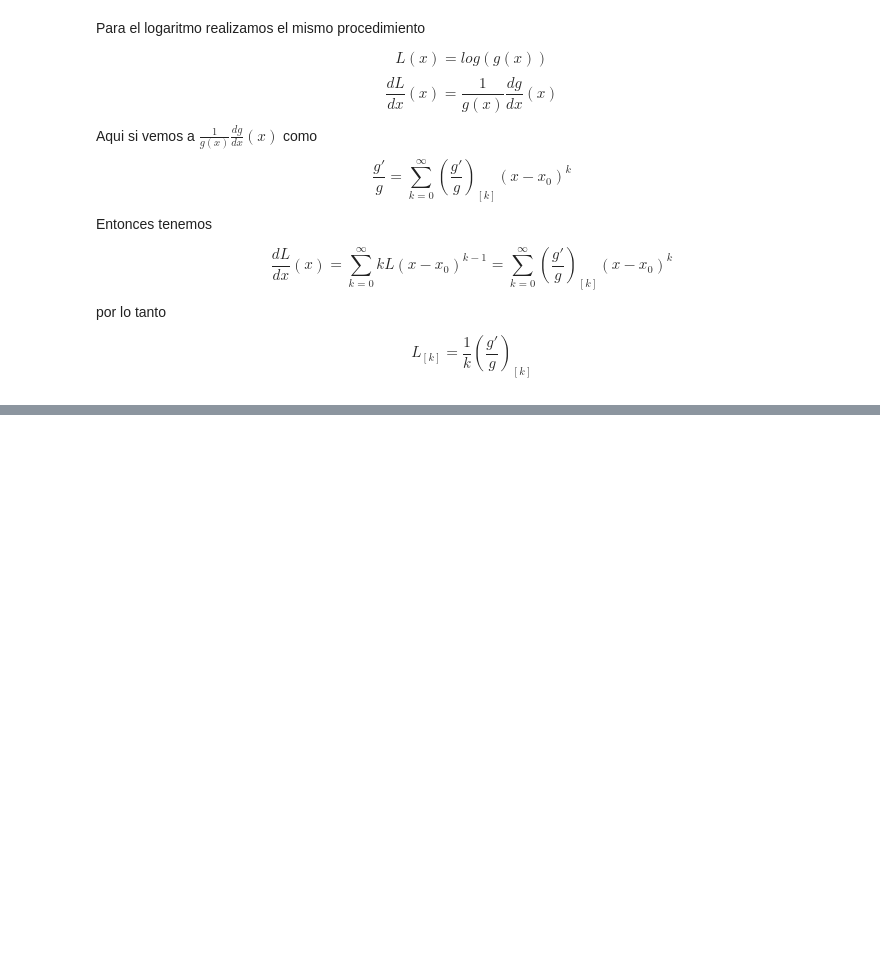
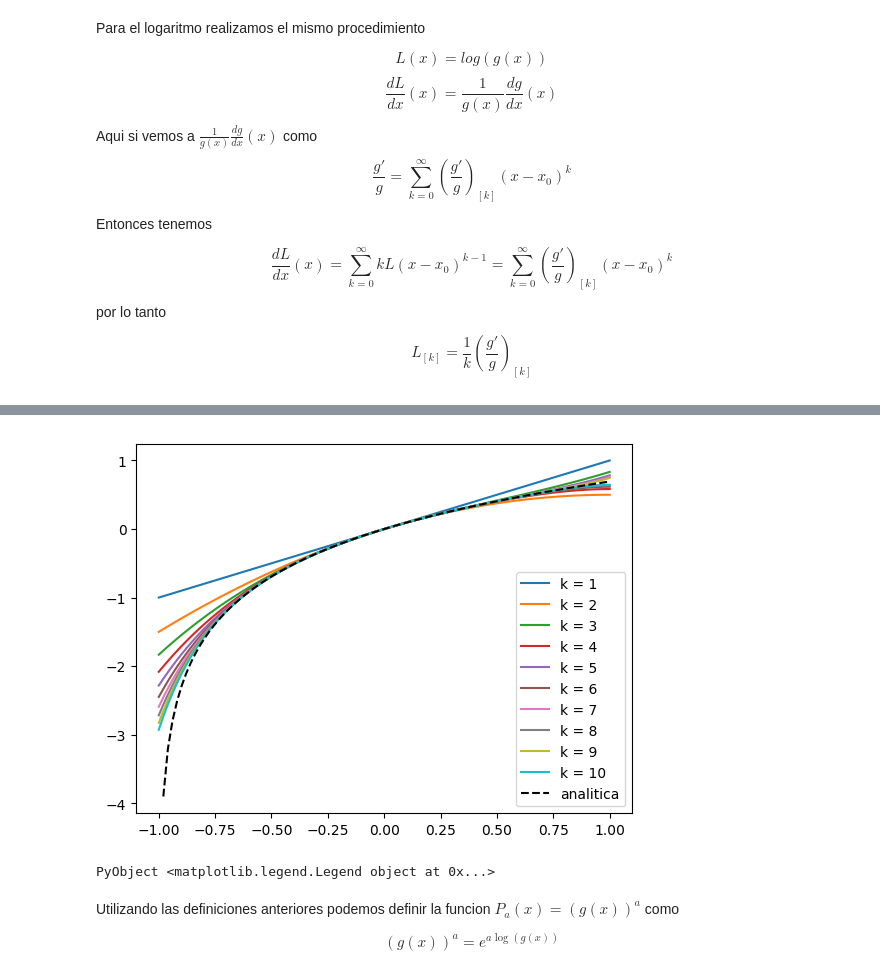
Before and after one commit to lbenet/2017-2_TSFisComputacional-1, a Jupyter notebook: tareas/Ruben/Tarea5.ipynb, the cells around one changed output, grey strips where cells are left out. Saved outputs shown, nothing was run; the diff lists cells and outputs as text; code cells hidden in the pictures; blank space fills up the shorter version.

```diff
--- a/tareas/Ruben/Tarea5.ipynb
+++ b/tareas/Ruben/Tarea5.ipynb
@@ -255,27 +256,27 @@ por lo tanto
 
 $$ L_{[k]} = \frac{1}{k} (\frac{g'}{g})_{[k]}$$
 # %%
-import Base: log
+function log(a::Taylor)
+    n = gradomax(a); # grado máximo
 
-function log(a::Taylor)
-    n = gradomax(a)
+    Loga = Taylor(zeros(n));
+    L.coef[1] = log(a.coef[1]);
 
-    loga = Taylor(log(a.coef[1]))
-    loga = prom(loga, n)
-
-    p = 1
-    while a.coef[p] == 0
-        p += 1
+    s = 1; # índice desde donde empezamos
+    while a.coef[s] == 0
+        s += 1
     end
 
-    for k = (p + 1):n
-        suma = 0
+    for k = (s+1):n
+        suma = 0;
 
-        for j = (p + 1):k
-            suma += (j - 1) * loga.coef[j] * a.coef[k - j + 1]
+        for j = (s+1): k
+            suma += (j-1)*L.coef[j]*a.coef[k-j+1];
         end
-        loga.coef[k] = (1 / a.coef[p]) * (a.coef[k] - suma / (k - p))
+        L.coef[k] = (1/a.coef[s])*(a.coef[k]-suma/(k-s))
     end
 
-    return loga
+    return L
 end
+
+log(a::Taylor, n::Integer) = log(prom(a, n))
@@ -282,17 +286,24 @@ end
 # %%
-x = linspace(1, 100, 100)
+x = linspace(-1.0, 1.0, 100)
 y = zeros(x)
-x_ = Taylor([0.0, 1.0])
+x_ = Taylor([1.0, 1.0])
 
-for k = 2:5
+for k = gradomax(x_):(gradomax(x_) + 9)
     x_ = prom(x_, k)
     ec = log(x_)
     for (i, j) = enumerate(x)
         y[i] = evaluacion(ec, j)
     end
-    plot(x, y, label = "k = $(k)")
+    plot(x, y, label = "k = $(k - 1)")
 end
-# plot(x, log(x), label = "analitica")
+plot(x, log(x + 1), "--", color = "black", label = "analitica")
 legend()
+# %% [output]
+[figure, added]
+PyObject <matplotlib.legend.Legend object at 0x...>
+# %% [markdown]
+Utilizando las definiciones anteriores podemos definir la funcion $P_{a}(x) = (g(x))^a$ como
+
+$$ (g(x))^a = e^{a\log{(g(x))}}$$
 # %%
 import Base: ^
```
Also changed, not shown: parts of 10 cells of this notebook.
